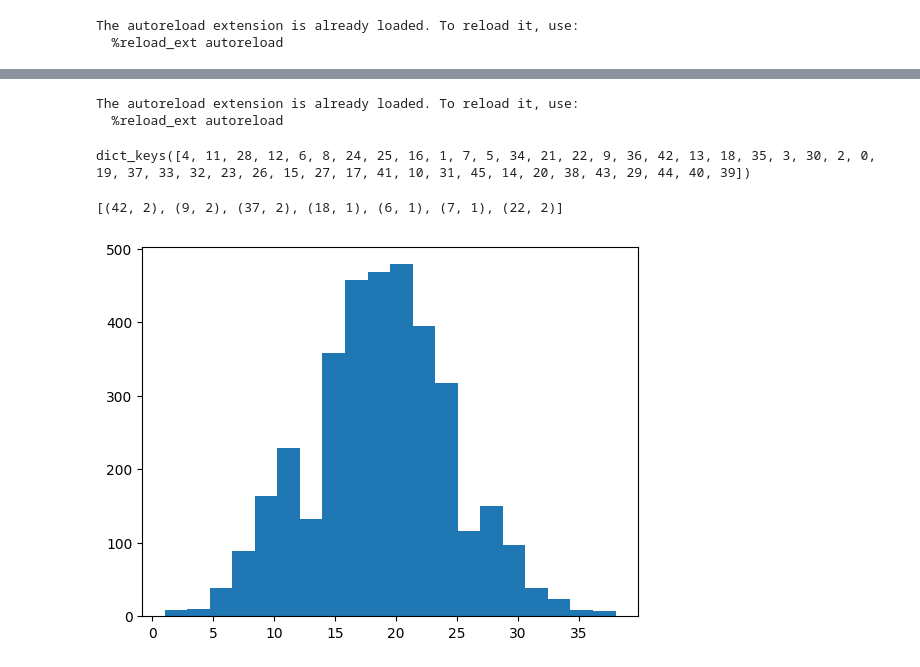
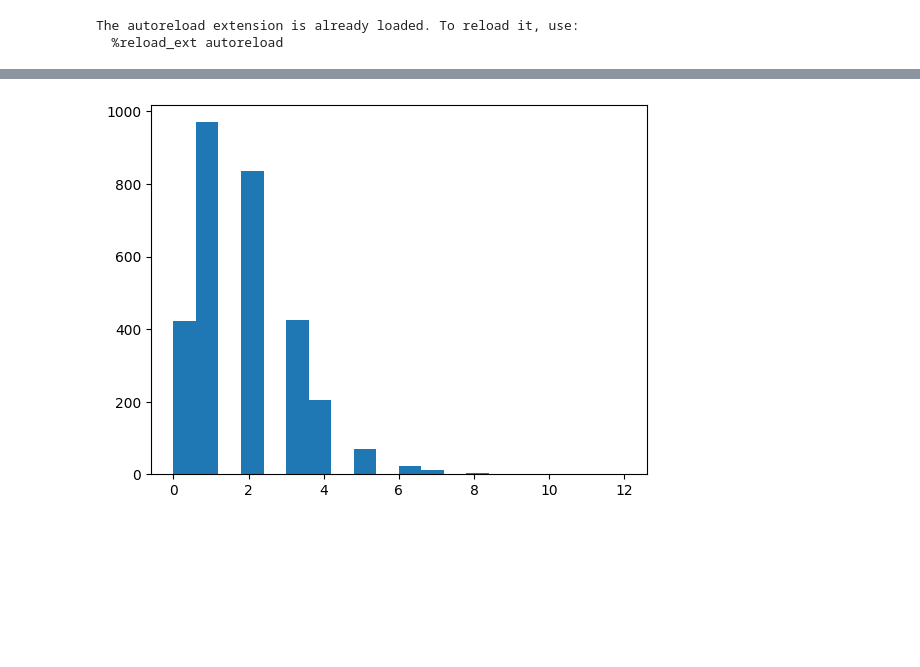
Before and after one commit to Jibril-Frej/JCRec, a Jupyter notebook: playground.ipynb, the cells around one changed output, grey strips where cells are left out. Drawn from its saved outputs; the diff is of its cells as text; code cells hidden in the pictures; blank space fills up the shorter version.

```diff
--- a/playground.ipynb
+++ b/playground.ipynb
@@ -22,4 +23,5 @@ from CourseRecEnv import CourseRecEnv, EvaluateCallback
 The autoreload extension is already loaded. To reload it, use:
   %reload_ext autoreload
 # %%
-dataset = Dataset("config/dataset_V1.yaml")
+dataset = Dataset("config/dataset_V2.yaml")
+print(dataset)
@@ -133,32 +42,7 @@ recommendations
-# %%
-import csv
-import sys
-import json
-import pandas as pd
-
-from collections import Counter
-
-sys.path.append('src/recommendation')
-%load_ext autoreload
-%autoreload 2
-from Dataset import Dataset
-# %% [output]
-The autoreload extension is already loaded. To reload it, use:
-  %reload_ext autoreload
-# %%
-dataset = Dataset("config/dataset_V1.yaml")
-# %%
-dataset.jobs_inverted_index.keys()
-# %% [output]
-dict_keys([4, 11, 28, 12, 6, 8, 24, 25, 16, 1, 7, 5, 34, 21, 22, 9, 36, 42, 13, 18, 35, 3, 30, 2, 0, 19, 37, 33, 32, 23, 26, 15, 27, 17, 41, 10, 31, 45, 14, 20, 38, 43, 29, 44, 40, 39])
-# %%
-dataset.courses[51][0]
-# %% [output]
-[(42, 2), (9, 2), (37, 2), (18, 1), (6, 1), (7, 1), (22, 2)]
 # %%
 # plot the histogram of number of skills for jobs in dataset.jobs
 import matplotlib.pyplot as plt
-plt.hist([len(job) for job in dataset.jobs.values()], bins=20)
+plt.hist([len(course[0]) for course in dataset.courses], bins=20)
 plt.show()
 # %% [output]
-[figure, old version]
+[figure, new version]
```
Also changed, not shown: parts of 13 cells of this notebook, 12 other files.
